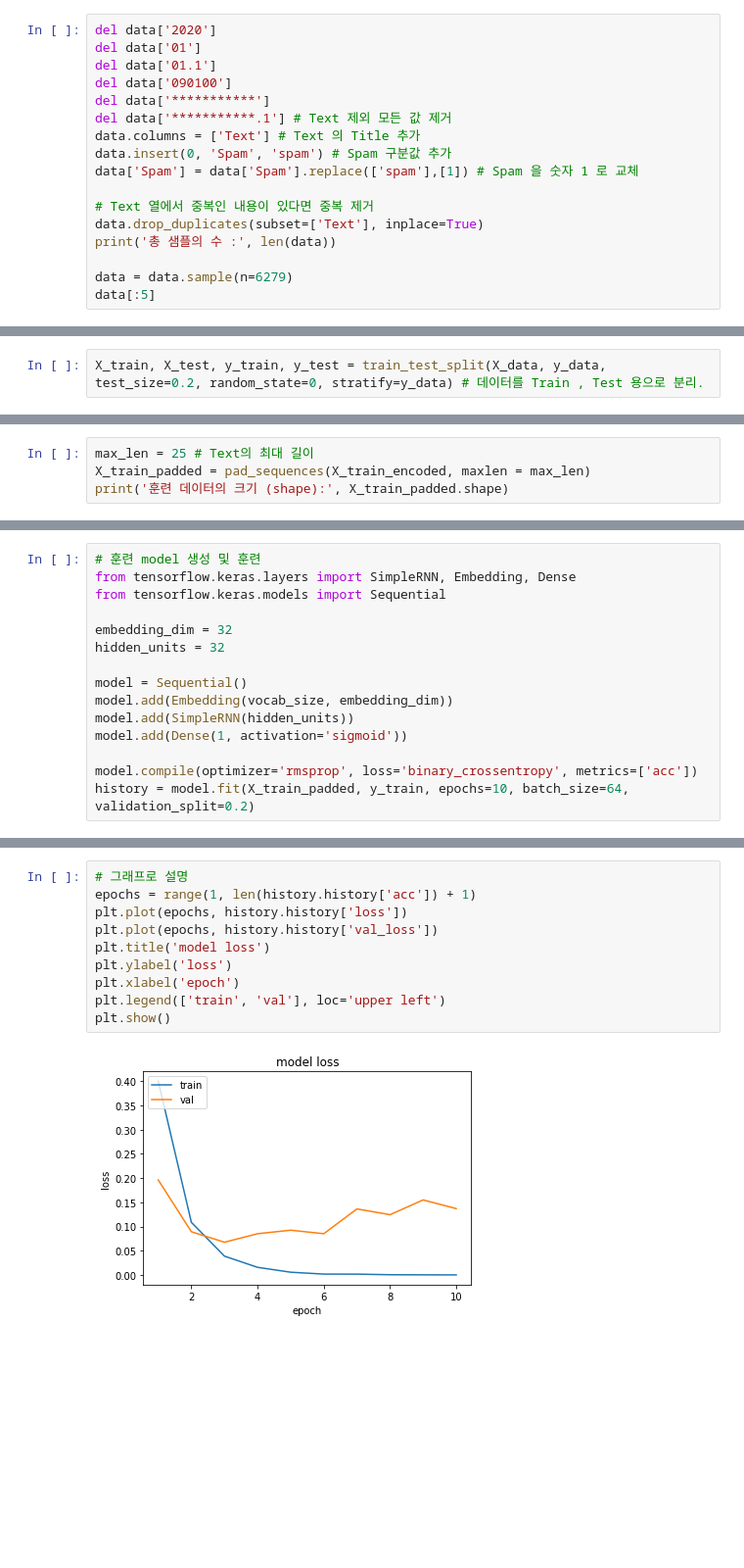
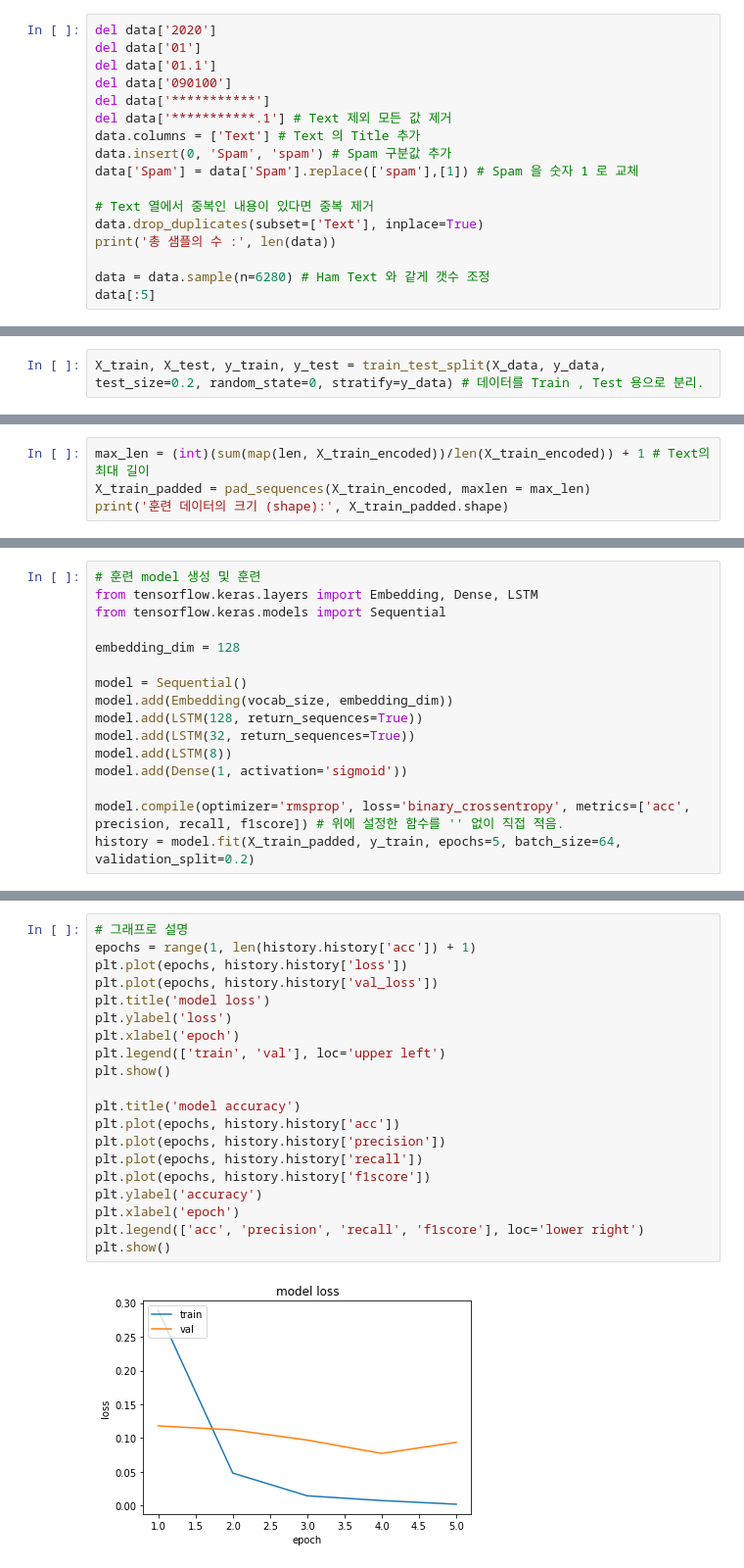
Before and after one commit to RomuRaymu/Spam_mail_Filtering, a Jupyter notebook: Spam_Filtering.ipynb, the cells around one changed output, grey strips where cells are left out. Shown at 98% size. Cells and saved outputs as stored; diff of their text form; blank space fills up the shorter version.

Commit message:
Filter 업데이트
1. 모델 소폭 수정
2. Precision, Recall, F1-Score 사용자정의 함수 추가
3. 추가된 평가 척도 값 불러오게 수정.

```diff
--- a/Spam_Filtering.ipynb
+++ b/Spam_Filtering.ipynb
@@ -88,7 +87,7 @@ data['Spam'] = data['Spam'].replace(['spam'],[1]) # Spam 을 숫자 1 로 교체
 data.drop_duplicates(subset=['Text'], inplace=True)
 print('총 샘플의 수 :', len(data))
 
-data = data.sample(n=6279)
+data = data.sample(n=6280) # Ham Text 와 같게 갯수 조정
 data[:5]
 # %% [output]
 총 샘플의 수 : 12554
@@ -285,5 +276,5 @@ plt.show()
 # %%
-max_len = 25 # Text의 최대 길이
+max_len = (int)(sum(map(len, X_train_encoded))/len(X_train_encoded)) + 1 # Text의 최대 길이
 X_train_padded = pad_sequences(X_train_encoded, maxlen = max_len)
 print('훈련 데이터의 크기 (shape):', X_train_padded.shape)
 # %% [output]
@@ -291,16 +332,17 @@ print('훈련 데이터의 크기 (shape):', X_train_padded.shape)
 # %%
 # 훈련 model 생성 및 훈련
-from tensorflow.keras.layers import SimpleRNN, Embedding, Dense
+from tensorflow.keras.layers import Embedding, Dense, LSTM
 from tensorflow.keras.models import Sequential
 
-embedding_dim = 32
-hidden_units = 32
+embedding_dim = 128
 
 model = Sequential()
 model.add(Embedding(vocab_size, embedding_dim))
-model.add(SimpleRNN(hidden_units))
+model.add(LSTM(128, return_sequences=True))
+model.add(LSTM(32, return_sequences=True))
+model.add(LSTM(8))
 model.add(Dense(1, activation='sigmoid'))
 
-model.compile(optimizer='rmsprop', loss='binary_crossentropy', metrics=['acc'])
-history = model.fit(X_train_padded, y_train, epochs=10, batch_size=64, validation_split=0.2)
+model.compile(optimizer='rmsprop', loss='binary_crossentropy', metrics=['acc', precision, recall, f1score]) # 위에 설정한 함수를 '' 없이 직접 적음.
+history = model.fit(X_train_padded, y_train, epochs=5, batch_size=64, validation_split=0.2)
 # %% [output]
@@ -354,12 +397,22 @@ print("\n 테스트 정확도: %.4f" % (model.evaluate(X_test_padded, y_test)[1]
 # %%
 # 그래프로 설명
 epochs = range(1, len(history.history['acc']) + 1)
 plt.plot(epochs, history.history['loss'])
 plt.plot(epochs, history.history['val_loss'])
 plt.title('model loss')
 plt.ylabel('loss')
 plt.xlabel('epoch')
 plt.legend(['train', 'val'], loc='upper left')
 plt.show()
+
+plt.title('model accuracy')
+plt.plot(epochs, history.history['acc'])
+plt.plot(epochs, history.history['precision'])
+plt.plot(epochs, history.history['recall'])
+plt.plot(epochs, history.history['f1score'])
+plt.ylabel('accuracy')
+plt.xlabel('epoch')
+plt.legend(['acc', 'precision', 'recall', 'f1score'], loc='lower right')
+plt.show()
 # %% [output]
-[figure, old version]
+[figure, new version]
```
Also changed, not shown: parts of 28 cells of this notebook.
